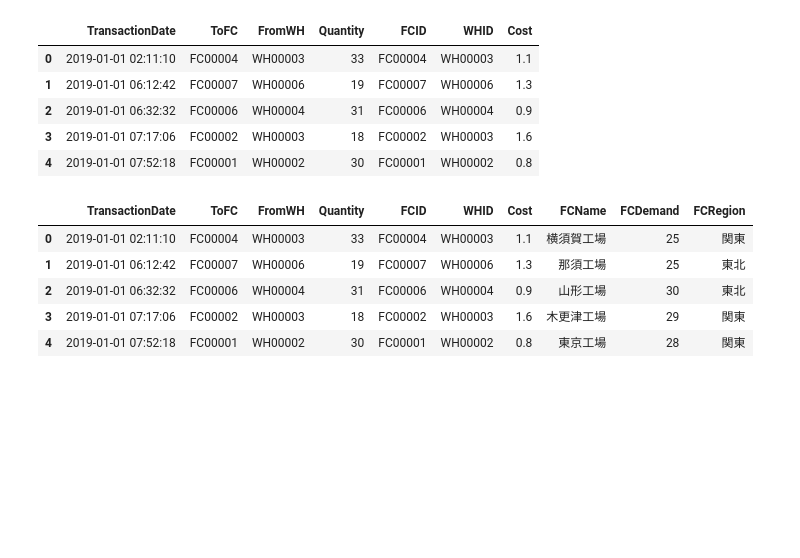
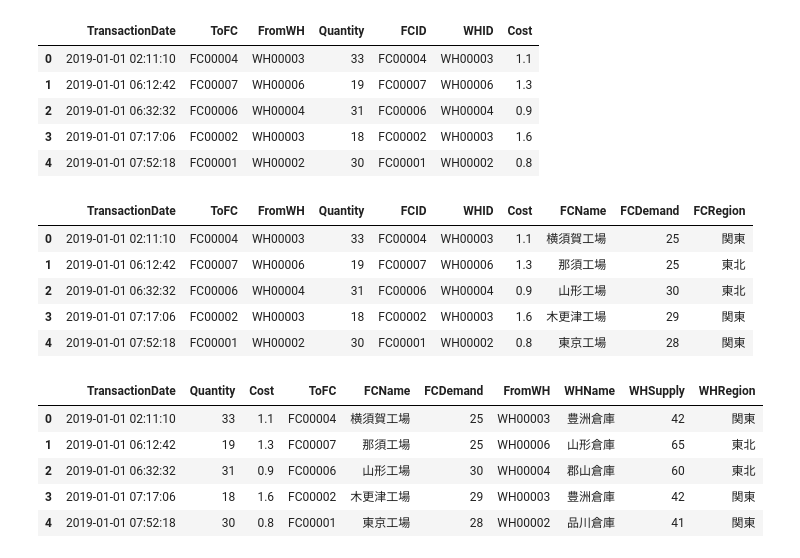
Before and after one commit to shota98501/Data_Scientist, a Jupyter notebook: Knock(DirtyData)/Dirty_Data6/Data_Analysis/Dirty_Data6.ipynb, the cells around one changed output. Saved outputs shown, nothing was run; the diff lists cells and outputs as text; code cells hidden in the pictures; blank space fills up the shorter version.

```diff
--- a/Knock(DirtyData)/Dirty_Data6/Data_Analysis/Dirty_Data6.ipynb
+++ b/Knock(DirtyData)/Dirty_Data6/Data_Analysis/Dirty_Data6.ipynb
@@ -68,3 +68,14 @@ join_data.head()
 | 2 | 2019-01-01 06:32:32 | FC00006 | WH00004 | 31 | FC00006 | WH00004 | 0.9 | 山形工場 | 30 | 東北 |
 | 3 | 2019-01-01 07:17:06 | FC00002 | WH00003 | 18 | FC00002 | WH00003 | 1.6 | 木更津工場 | 29 | 関東 |
 | 4 | 2019-01-01 07:52:18 | FC00001 | WH00002 | 30 | FC00001 | WH00002 | 0.8 | 東京工場 | 28 | 関東 |
+# %%
+join_data = pd.merge(join_data, warehouse, left_on="FromWH", right_on="WHID", how="left")
+join_data = join_data[["TransactionDate", "Quantity", "Cost", "ToFC", "FCName", "FCDemand", "FromWH", "WHName", "WHSupply", "WHRegion"]]
+join_data.head()
+# %% [output]
+|  | TransactionDate | Quantity | Cost | ToFC | FCName | FCDemand | FromWH | WHName | WHSupply | WHRegion |
+| 0 | 2019-01-01 02:11:10 | 33 | 1.1 | FC00004 | 横須賀工場 | 25 | WH00003 | 豊洲倉庫 | 42 | 関東 |
+| 1 | 2019-01-01 06:12:42 | 19 | 1.3 | FC00007 | 那須工場 | 25 | WH00006 | 山形倉庫 | 65 | 東北 |
+| 2 | 2019-01-01 06:32:32 | 31 | 0.9 | FC00006 | 山形工場 | 30 | WH00004 | 郡山倉庫 | 60 | 東北 |
+| 3 | 2019-01-01 07:17:06 | 18 | 1.6 | FC00002 | 木更津工場 | 29 | WH00003 | 豊洲倉庫 | 42 | 関東 |
+| 4 | 2019-01-01 07:52:18 | 30 | 0.8 | FC00001 | 東京工場 | 28 | WH00002 | 品川倉庫 | 41 | 関東 |
```
Also changed, not shown: parts of 6 cells of this notebook.
